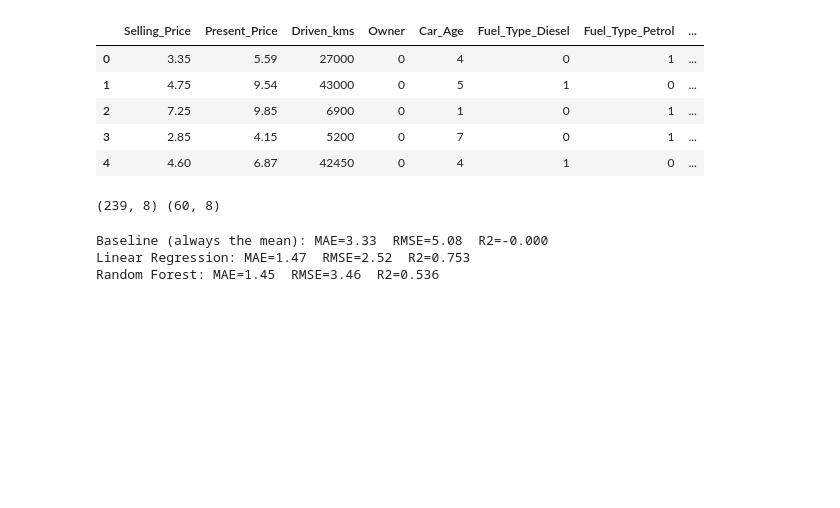
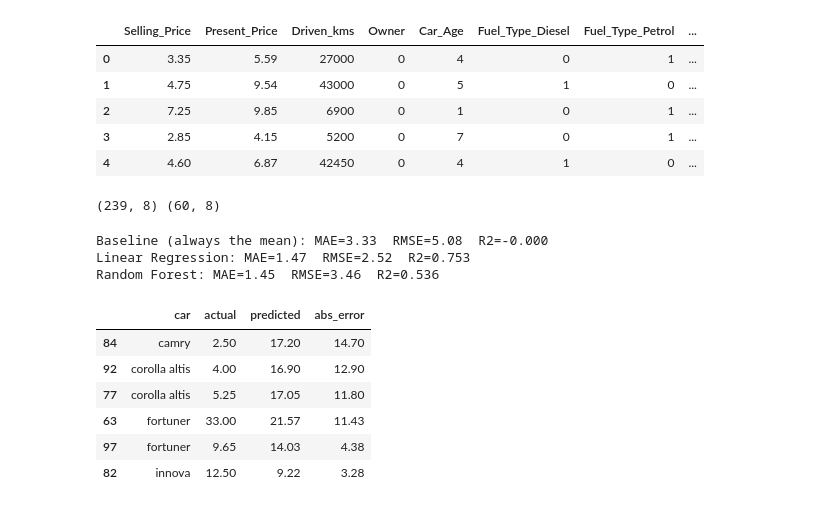
Before and after one commit to Logical883/CodeAlpha_CarPricePrediction, a Jupyter notebook: car_price_prediction.ipynb, the cells around one changed output. Cells and saved outputs as stored; diff of their text form; code cells hidden in the pictures; blank space fills up the shorter version.

```diff
--- a/car_price_prediction.ipynb
+++ b/car_price_prediction.ipynb
@@ -178,3 +178,23 @@ evaluate("Random Forest", RandomForestRegressor(random_state=42))
 Baseline (always the mean): MAE=3.33  RMSE=5.08  R2=-0.000
 Linear Regression: MAE=1.47  RMSE=2.52  R2=0.753
 Random Forest: MAE=1.45  RMSE=3.46  R2=0.536
+# %%
+rf = RandomForestRegressor(random_state=42).fit(X_train, y_train)
+
+results = X_test.copy()
+results["car"] = df.loc[results.index, "Car_Name"]
+results["actual"] = y_test
+results["predicted"] = rf.predict(X_test).round(2)
+results["abs_error"] = (results["actual"] - results["predicted"]).abs().round(2)
+
+results.sort_values("abs_error", ascending=False)[
+    ["car", "actual", "predicted", "abs_error"]
+].head(6)
+# %% [output]
+|  | car | actual | predicted | abs_error |
+| 84 | camry | 2.50 | 17.20 | 14.70 |
+| 92 | corolla altis | 4.00 | 16.90 | 12.90 |
+| 77 | corolla altis | 5.25 | 17.05 | 11.80 |
+| 63 | fortuner | 33.00 | 21.57 | 11.43 |
+| 97 | fortuner | 9.65 | 14.03 | 4.38 |
+| 82 | innova | 12.50 | 9.22 | 3.28 |
```
Also changed, not shown: parts of 3 cells of this notebook.
